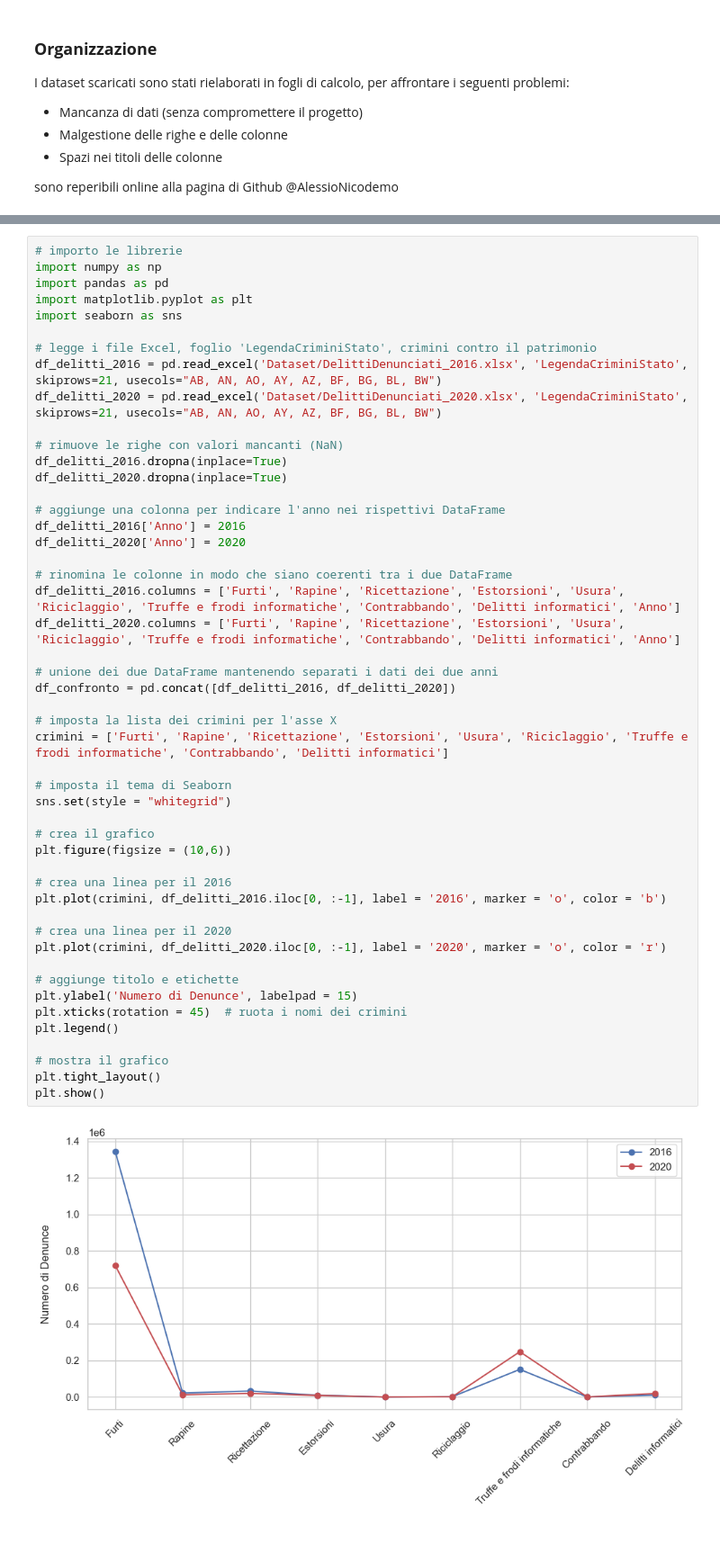
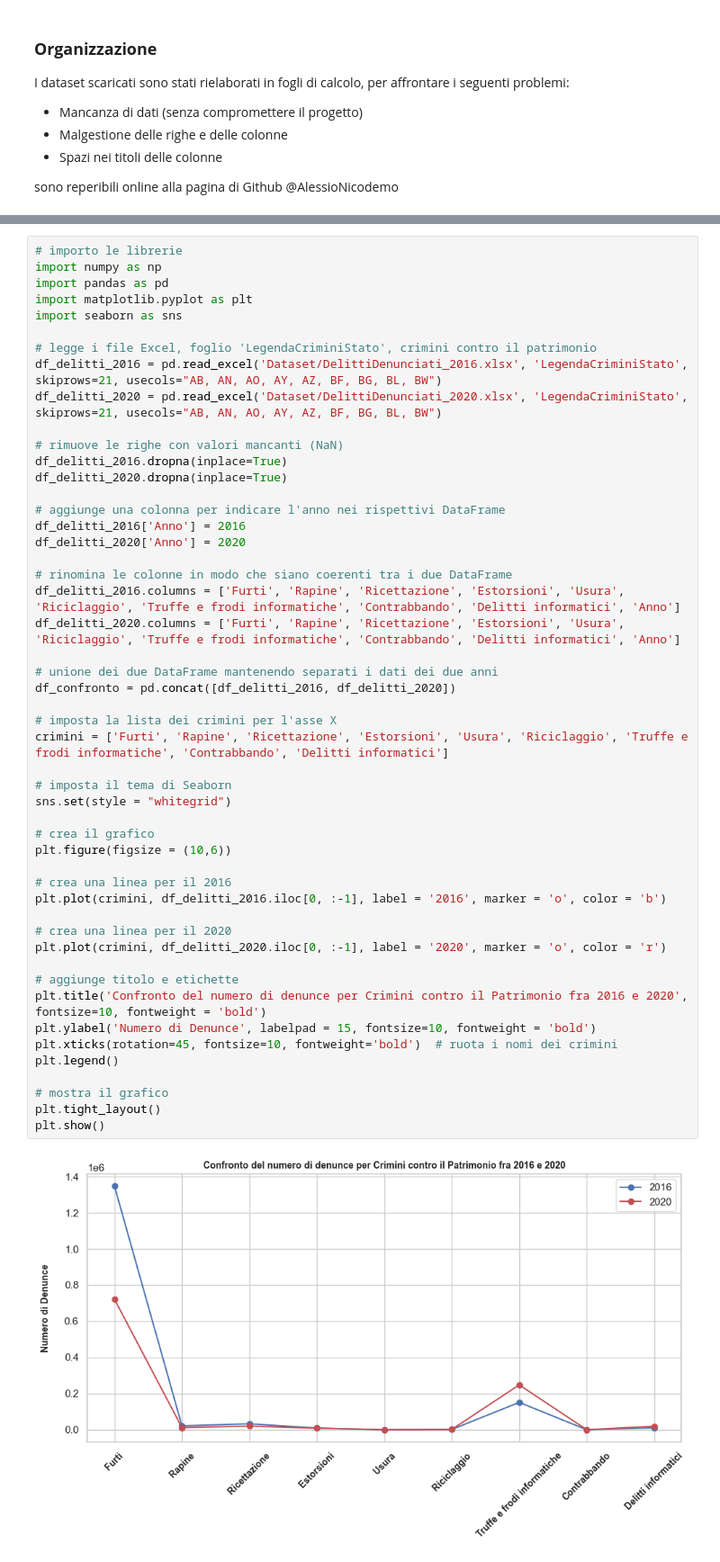
Before and after one commit to AlessioNicodemo/DelittiDenunciatiInItalia, a Jupyter notebook: CriminiInItalia.ipynb, the cells around one changed output, grey strips where cells are left out. Shown at 90% size. Drawn from its saved outputs; the diff is of its cells as text.

```diff
--- a/CriminiInItalia.ipynb
+++ b/CriminiInItalia.ipynb
@@ -183,34 +182,35 @@ df_delitti_2020['Anno'] = 2020
 
 # rinomina le colonne in modo che siano coerenti tra i due DataFrame
 df_delitti_2016.columns = ['Furti', 'Rapine', 'Ricettazione', 'Estorsioni', 'Usura', 'Riciclaggio', 'Truffe e frodi informatiche', 'Contrabbando', 'Delitti informatici', 'Anno']
 df_delitti_2020.columns = ['Furti', 'Rapine', 'Ricettazione', 'Estorsioni', 'Usura', 'Riciclaggio', 'Truffe e frodi informatiche', 'Contrabbando', 'Delitti informatici', 'Anno']
 
 # unione dei due DataFrame mantenendo separati i dati dei due anni
 df_confronto = pd.concat([df_delitti_2016, df_delitti_2020])
 
 # imposta la lista dei crimini per l'asse X
 crimini = ['Furti', 'Rapine', 'Ricettazione', 'Estorsioni', 'Usura', 'Riciclaggio', 'Truffe e frodi informatiche', 'Contrabbando', 'Delitti informatici']
 
 # imposta il tema di Seaborn
 sns.set(style = "whitegrid")
 
 # crea il grafico
 plt.figure(figsize = (10,6))
 
 # crea una linea per il 2016
 plt.plot(crimini, df_delitti_2016.iloc[0, :-1], label = '2016', marker = 'o', color = 'b')
 
 # crea una linea per il 2020
 plt.plot(crimini, df_delitti_2020.iloc[0, :-1], label = '2020', marker = 'o', color = 'r')
 
 # aggiunge titolo e etichette
-plt.ylabel('Numero di Denunce', labelpad = 15)
-plt.xticks(rotation = 45)  # ruota i nomi dei crimini
+plt.title('Confronto del numero di denunce per Crimini contro il Patrimonio fra 2016 e 2020', fontsize=10, fontweight = 'bold')
+plt.ylabel('Numero di Denunce', labelpad = 15, fontsize=10, fontweight = 'bold')
+plt.xticks(rotation=45, fontsize=10, fontweight='bold')  # ruota i nomi dei crimini
 plt.legend()
 
 # mostra il grafico
 plt.tight_layout()
 plt.show()
 # %% [output]
-[figure, old version]
+[figure, new version]
 # %% [markdown]
```
Also changed, not shown: parts of 32 cells of this notebook, 1 other file.
